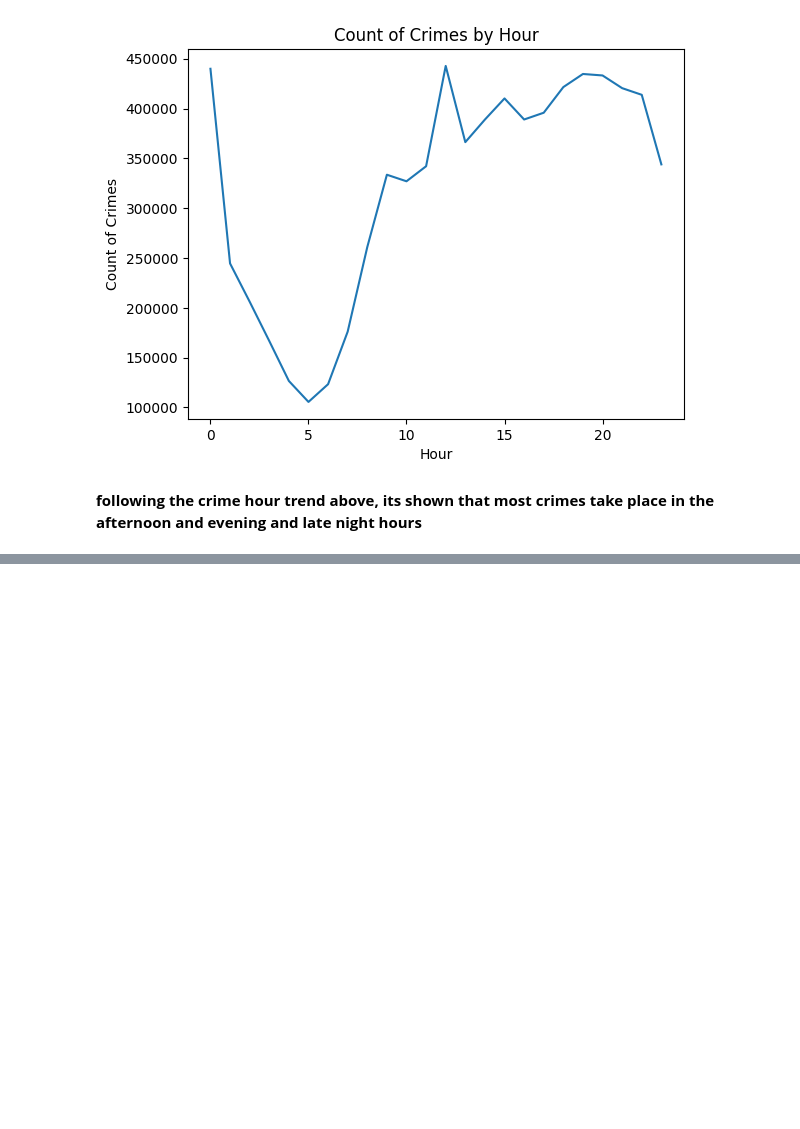
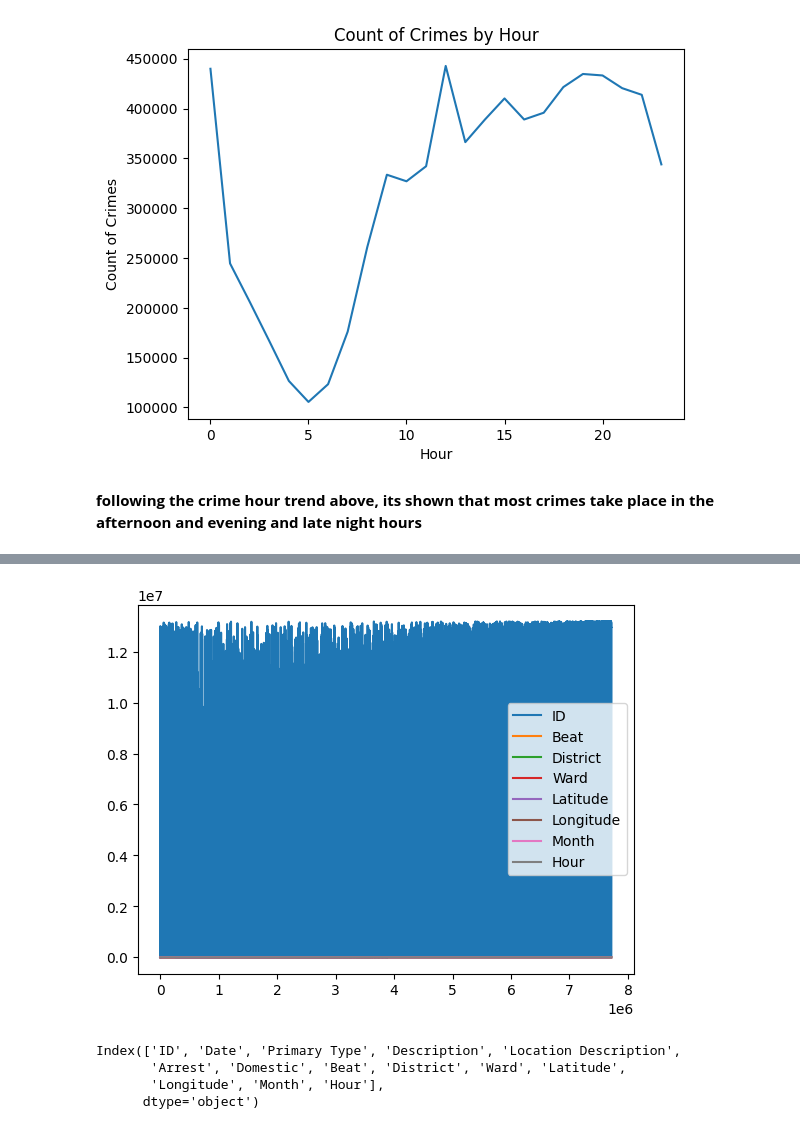
Before and after one commit to Ozedim/Ozedim, a Jupyter notebook: Project_3_Part_1_(Core)_OGWANG_TREVOR.ipynb, the cells around one changed output, grey strips where cells are left out. Cells and saved outputs as stored; diff of their text form; code cells hidden in the pictures; blank space fills up the shorter version.

```diff
--- a/Project_3_Part_1_(Core)_OGWANG_TREVOR.ipynb
+++ b/Project_3_Part_1_(Core)_OGWANG_TREVOR.ipynb
@@ -151,0 +346,13 @@ plt.show()
+# %%
+# Fill missing values with previous value
+ts = Crime_df.fillna(method='ffill')
+ts.plot();
+# %% [output]
+[figure, added]
+# %%
+Crime_df.columns
+# %% [output]
+Index(['ID', 'Date', 'Primary Type', 'Description', 'Location Description',
+       'Arrest', 'Domestic', 'Beat', 'District', 'Ward', 'Latitude',
+       'Longitude', 'Month', 'Hour'],
+      dtype='object')
```
Also changed, not shown: parts of 7 cells of this notebook.
